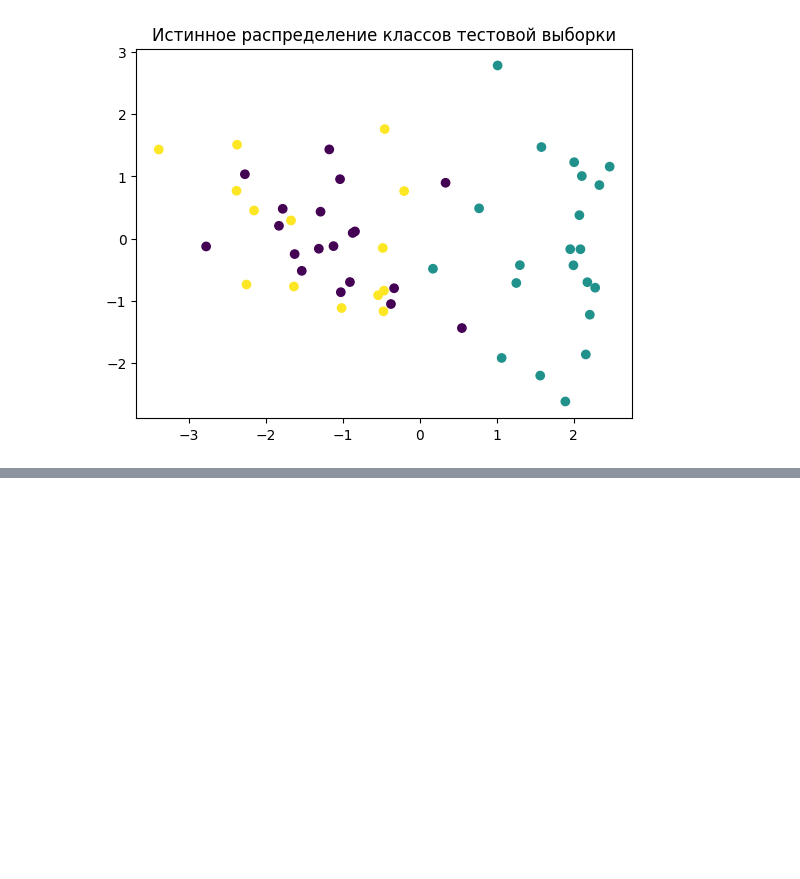
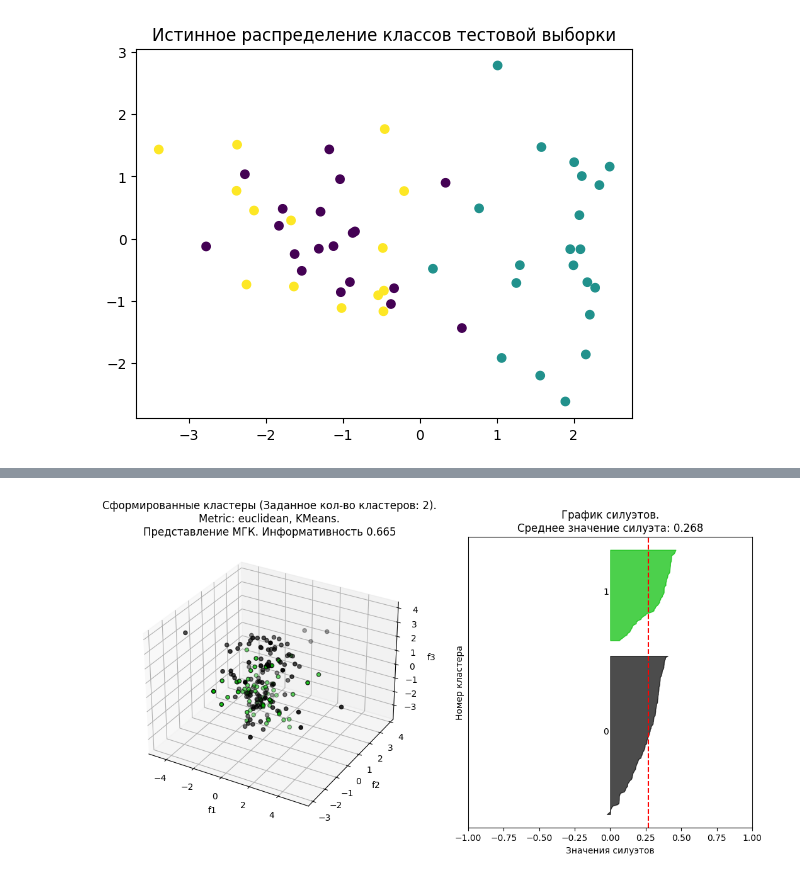
Before and after one commit to ZOaZOaZoa/IAD_lab04, a Jupyter notebook: lab04.ipynb, the cells around one changed output, grey strips where cells are left out. Saved outputs shown, nothing was run; the diff lists cells and outputs as text; code cells hidden in the pictures; blank space fills up the shorter version.

```diff
--- a/lab04.ipynb
+++ b/lab04.ipynb
@@ -359,0 +394,88 @@ weighted avg       0.97      0.96      0.96        54
+# %%
+import matplotlib.cm as cm
+from sklearn.cluster import KMeans
+from sklearn.metrics import silhouette_samples, silhouette_score
+
+def plot_clusters_KMeans(data_x, n_clusters, metric='euclidean', as_subplot = False):
+    '''Кластеризация по методу K-средних и построение результатов на 3д графике по МГК'''
+    pca = PCA()
+    x_pca = pca.fit_transform(data_x)
+    x_pca_pd = pd.DataFrame(x_pca, columns=[ f'f{i}' for i in range(data_x.shape[1])])
+
+    kmeans = KMeans(n_clusters=n_clusters, random_state=0, n_init='auto').fit(x_pca_pd)
+    labels = kmeans.labels_
+    inertia = kmeans.inertia_
+
+    if as_subplot:
+        ax = plt.figure(figsize=(12.8,6)).add_subplot(1, 2, 1, projection='3d')
+    else:
+        ax = plt.axes(projection='3d')
+    z = x_pca_pd['f1']
+    x = x_pca_pd['f2']
+    y = x_pca_pd['f3']
+    colors = cm.nipy_spectral(labels.astype(float) / n_clusters)
+    ax.scatter(x, y, z, c=colors, marker='o', edgecolors=['000']*len(labels))
+    ax.set_xlabel('f1')
+    ax.set_ylabel('f2')
+    ax.set_zlabel('f3')
+    ax.set_title(f'Сформированные кластеры (Заданное кол-во кластеров: {n_clusters}).\nMetric: {metric}, KMeans.\nПредставление МГК. Информативность {sum(pca.explained_variance_ratio_[:3]):.3f}')
+    return (labels, inertia)
+
+def plot_silhouettes(silhouette_vals, labels):
+    '''Построение графиков силуэтов'''
+    n_clusters = len(set(labels))
+    y_lower = 10
+    for i in range(n_clusters):
+        # Aggregate the silhouette scores for samples belonging to
+        # cluster i, and sort them
+        ith_cluster_silhouette_values = silhouette_vals[labels == i]
+        ith_cluster_silhouette_values.sort()
+        size_cluster_i = ith_cluster_silhouette_values.shape[0]
+        y_upper = y_lower + size_cluster_i
+        color = cm.nipy_spectral(float(i) / n_clusters)
+        plt.fill_betweenx(
+        np.arange(y_lower, y_upper),
+        0,
+        ith_cluster_silhouette_values,
+        facecolor=color,
+        edgecolor=color,
+        alpha=0.7,
+        )
+        # Label the silhouette plots with their cluster numbers at the middle
+        plt.text(-0.05, y_lower + 0.5 * size_cluster_i, str(i))
+
+        # Compute the new y_lower for next plot
+        y_lower = y_upper + 10 # 10 for the 0 samples
+    silhouette_avg = silhouette_score(data_x, labels)
+    plt.title(f"График силуэтов.\nСреднее значение силуэта: {silhouette_avg:.3f}")
+    plt.xlabel("Значения силуэтов")
+    plt.ylabel("Номер кластера")
+    plt.xlim(-1, 1)
+    # The vertical line for average silhouette score of all the values
+    plt.axvline(x=silhouette_avg, color="red", linestyle="--")
+    plt.yticks([]) # Clear the yaxis labels / ticks
+
+def plot_wcss(n_clusters_var, inertias):
+    '''Построение графика суммарного квадратичного отклонения'''
+    plt.plot(n_clusters_var, inertias, '-bo')
+    plt.ylabel('wcss')
+    plt.xlabel('Количество кластеров')
+    plt.title('Метод локтя.')
+
+scaler = StandardScaler()
+data_x = scaler.fit_transform(w_pd.iloc[:,:-1])
+
+inertias = []
+n_clusters_var = range(2, 6)
+for clusters in n_clusters_var:
+    labels, inertia = plot_clusters_KMeans(data_x, clusters, as_subplot=True)
+    inertias.append(inertia)
+    plt.subplot(1, 2, 2)
+    silhouette_vals = silhouette_samples(data_x, labels)
+    plot_silhouettes(silhouette_vals, labels)
+    plt.show()
+
+plot_wcss(n_clusters_var, inertias)
+plt.show()
+# %% [output]
+[figure, added]
```
Also changed, not shown: parts of 7 cells of this notebook, 5 other files.
